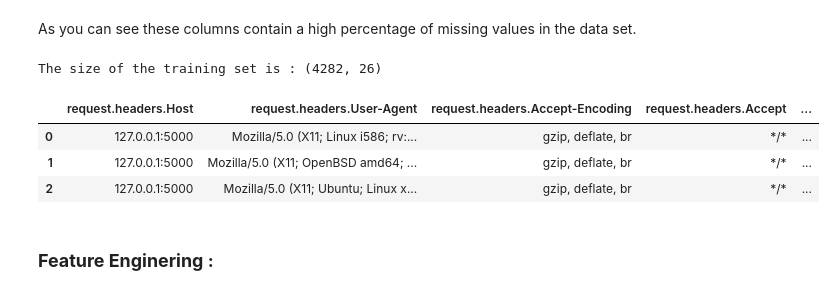
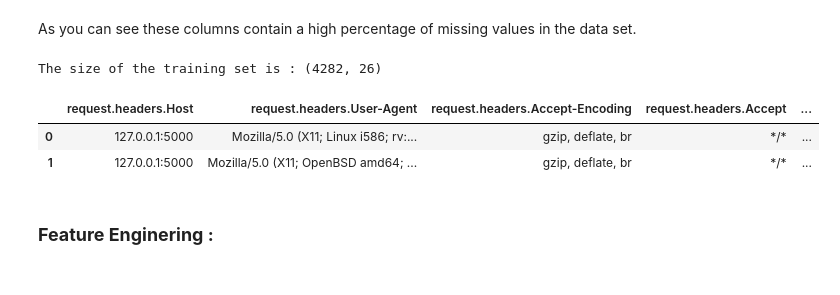
Before and after one commit to d0lev/API-Security-Detection, a Jupyter notebook: challenge_1.ipynb, the cells around one changed output. Drawn from its saved outputs; the diff is of its cells as text; code cells hidden in the pictures.

```diff
--- a/challenge_1.ipynb
+++ b/challenge_1.ipynb
@@ -87,12 +87,11 @@ print(f'The size of the training set is : {df.shape}')
 # %% [output]
 The size of the training set is : (4282, 26)
 # %%
-df.head(3)
+df.head(2)
 # %% [output]
 |  | request.headers.Host | request.headers.User-Agent | request.headers.Accept-Encoding | request.headers.Accept | ... |
 | 0 | 127.0.0.1:5000 | Mozilla/5.0 (X11; Linux i586; rv:... | gzip, deflate, br | */* | ... |
 | 1 | 127.0.0.1:5000 | Mozilla/5.0 (X11; OpenBSD amd64; ... | gzip, deflate, br | */* | ... |
-| 2 | 127.0.0.1:5000 | Mozilla/5.0 (X11; Ubuntu; Linux x... | gzip, deflate, br | */* | ... |
 # %% [markdown]
 ### **Feature Enginering :**
 # %%
```
